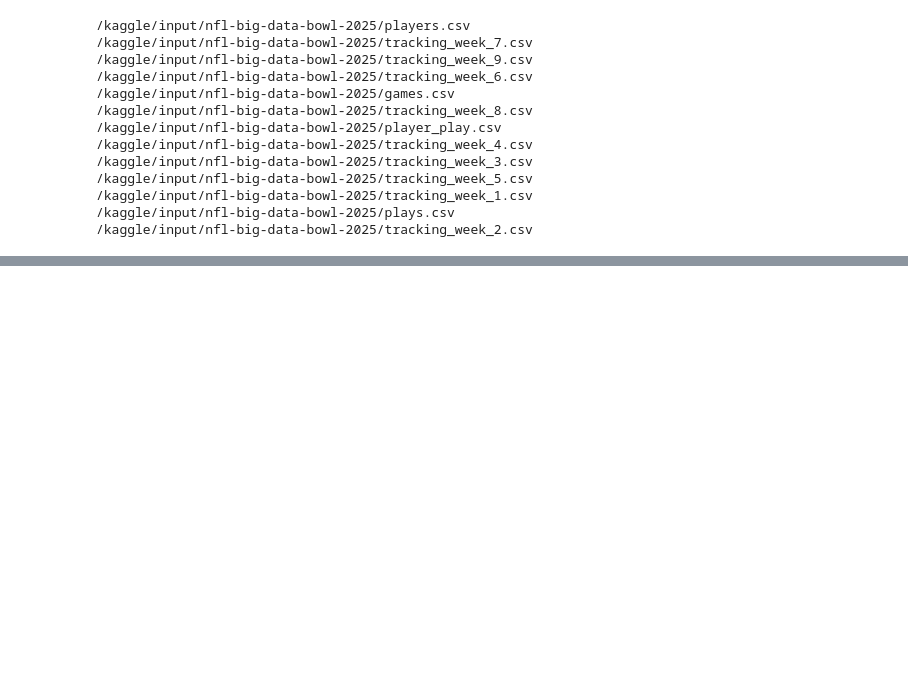
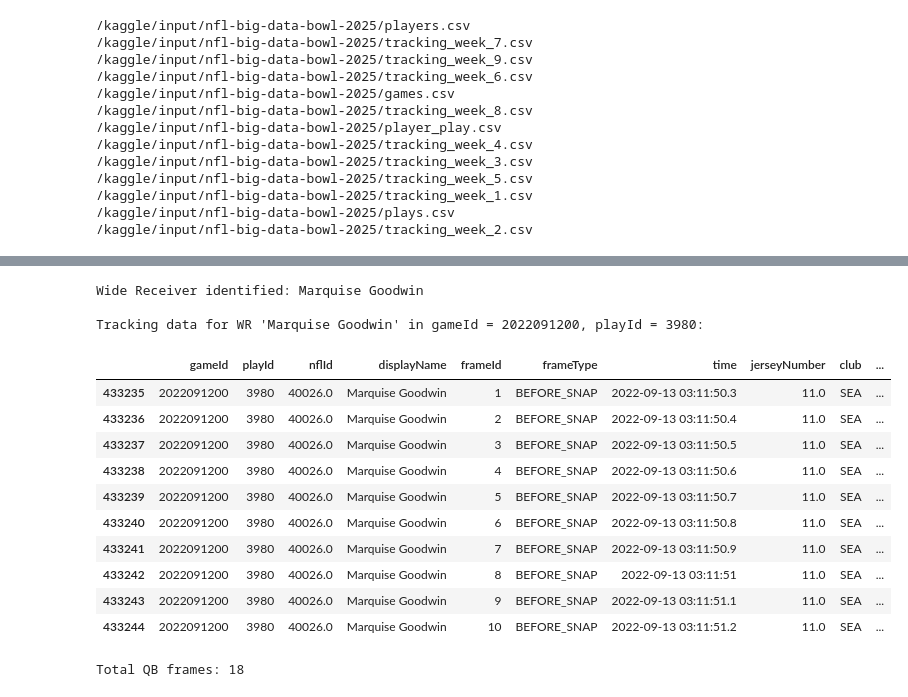
Before and after one commit to alme9155/dtsa-5506, a Jupyter notebook: gnns-prototype.ipynb, the cells around one changed output, grey strips where cells are left out. Saved outputs shown, nothing was run; the diff lists cells and outputs as text; code cells hidden in the pictures; blank space fills up the shorter version.

```diff
--- a/gnns-prototype.ipynb
+++ b/gnns-prototype.ipynb
@@ -42,0 +182,28 @@ print(plays.columns)
+# %%
+wr_data = tracking_with_position[tracking_with_position['position'] == 'WR']
+wr_names = wr_data['displayName'].unique()
+
+wr_name = wr_names[0]
+wr_tracking = tracking_filtered[tracking_filtered['displayName'] == wr_name]
+
+# Output
+print(f"Wide Receiver identified: {wr_name}")
+print(f"\nTracking data for WR '{wr_name}' in gameId = {game_id}, playId = {play_id}:")
+display(wr_tracking.head(10))
+print(f"Total QB frames: {wr_tracking.shape[1]}")
+# %% [output]
+Wide Receiver identified: Marquise Goodwin
+
+Tracking data for WR 'Marquise Goodwin' in gameId = 2022091200, playId = 3980:
+|  | gameId | playId | nflId | displayName | frameId | frameType | time | jerseyNumber | club | ... |
+| 433235 | 2022091200 | 3980 | 40026.0 | Marquise Goodwin | 1 | BEFORE_SNAP | 2022-09-13 03:11:50.3 | 11.0 | SEA | ... |
+| 433236 | 2022091200 | 3980 | 40026.0 | Marquise Goodwin | 2 | BEFORE_SNAP | 2022-09-13 03:11:50.4 | 11.0 | SEA | ... |
+| 433237 | 2022091200 | 3980 | 40026.0 | Marquise Goodwin | 3 | BEFORE_SNAP | 2022-09-13 03:11:50.5 | 11.0 | SEA | ... |
+| 433238 | 2022091200 | 3980 | 40026.0 | Marquise Goodwin | 4 | BEFORE_SNAP | 2022-09-13 03:11:50.6 | 11.0 | SEA | ... |
+| 433239 | 2022091200 | 3980 | 40026.0 | Marquise Goodwin | 5 | BEFORE_SNAP | 2022-09-13 03:11:50.7 | 11.0 | SEA | ... |
+| 433240 | 2022091200 | 3980 | 40026.0 | Marquise Goodwin | 6 | BEFORE_SNAP | 2022-09-13 03:11:50.8 | 11.0 | SEA | ... |
+| 433241 | 2022091200 | 3980 | 40026.0 | Marquise Goodwin | 7 | BEFORE_SNAP | 2022-09-13 03:11:50.9 | 11.0 | SEA | ... |
+| 433242 | 2022091200 | 3980 | 40026.0 | Marquise Goodwin | 8 | BEFORE_SNAP | 2022-09-13 03:11:51 | 11.0 | SEA | ... |
+| 433243 | 2022091200 | 3980 | 40026.0 | Marquise Goodwin | 9 | BEFORE_SNAP | 2022-09-13 03:11:51.1 | 11.0 | SEA | ... |
+| 433244 | 2022091200 | 3980 | 40026.0 | Marquise Goodwin | 10 | BEFORE_SNAP | 2022-09-13 03:11:51.2 | 11.0 | SEA | ... |
+Total QB frames: 18
```
Also changed, not shown: parts of 11 cells of this notebook.
